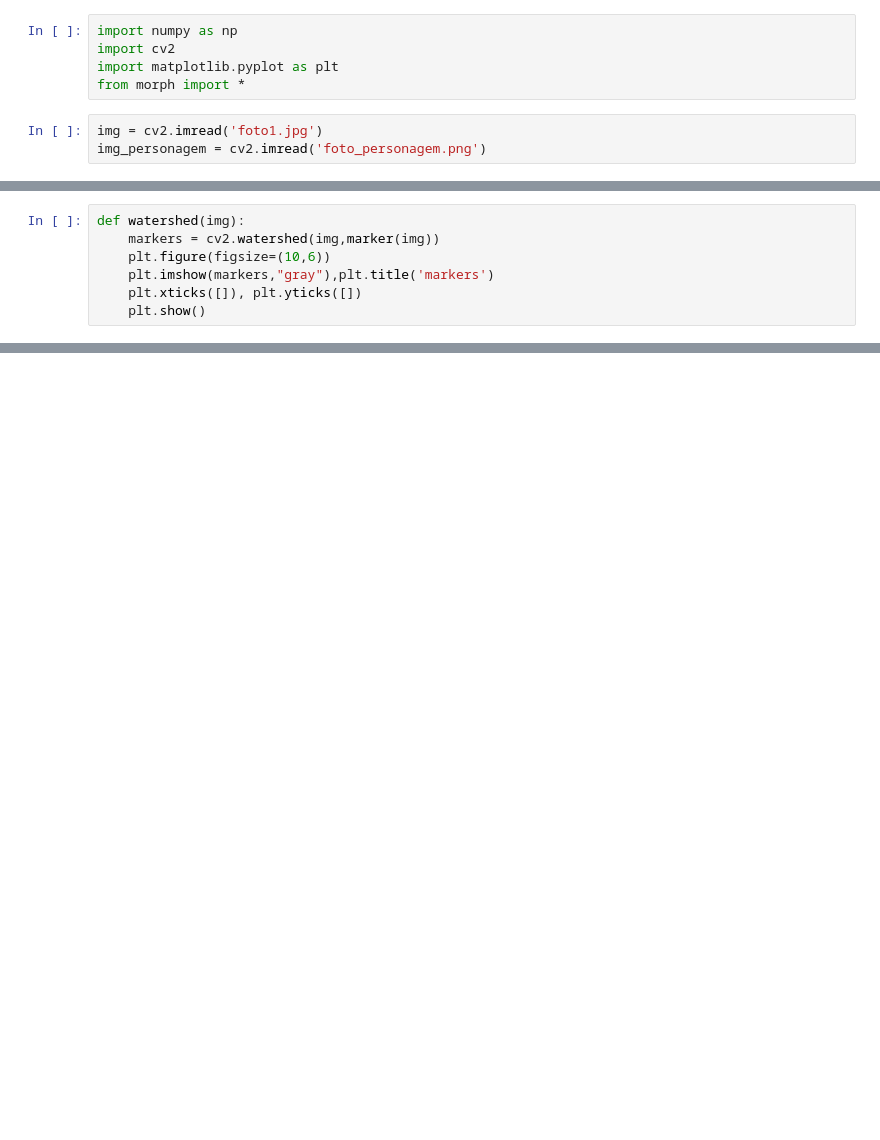
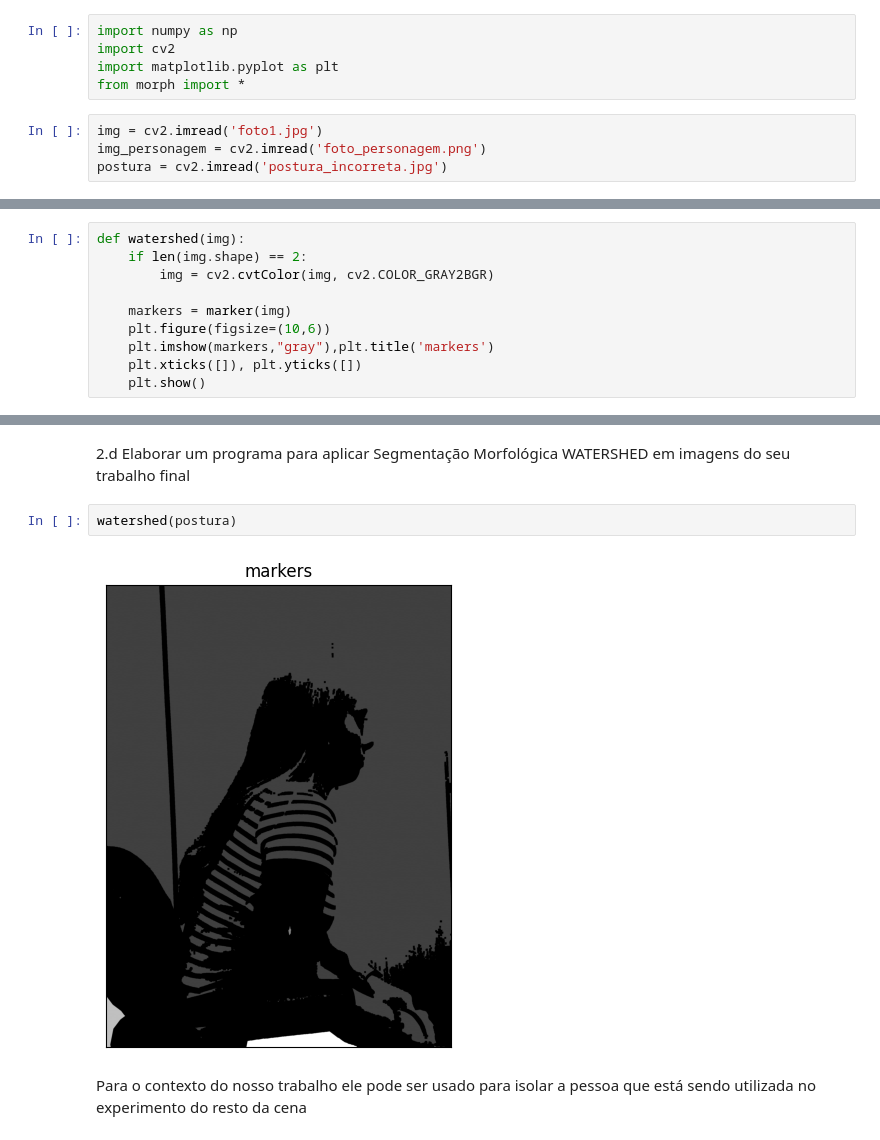
Before and after one commit to yoochuua/Processamento-digital-imagens, a Jupyter notebook: Lab 8/relatorio_lab8.ipynb, the cells around one changed output, grey strips where cells are left out. Drawn from its saved outputs; the diff is of its cells as text; blank space fills up the shorter version.

```diff
--- a/Lab 8/relatorio_lab8.ipynb
+++ b/Lab 8/relatorio_lab8.ipynb
@@ -6,5 +19,6 @@ from morph import *
 # %%
 img = cv2.imread('foto1.jpg')
 img_personagem = cv2.imread('foto_personagem.png')
+postura = cv2.imread('postura_incorreta.jpg')
 # %%
 def marker(img):
@@ -35,6 +58,9 @@ def marker(img):
 # %%
 def watershed(img):
-    markers = cv2.watershed(img,marker(img))
+    if len(img.shape) == 2:
+        img = cv2.cvtColor(img, cv2.COLOR_GRAY2BGR)
+
+    markers = marker(img)
     plt.figure(figsize=(10,6))
     plt.imshow(markers,"gray"),plt.title('markers')
     plt.xticks([]), plt.yticks([])
@@ -45,0 +144,9 @@ watershed(img_personagem)
+# %% [markdown]
+2.d Elaborar um programa para aplicar Segmentação Morfológica WATERSHED em
+imagens do seu trabalho final
+# %%
+watershed(postura)
+# %% [output]
+[figure, added]
+# %% [markdown]
+Para o contexto do nosso trabalho ele pode ser usado para isolar a pessoa que está sendo utilizada no experimento do resto da cena
```
Also changed, not shown: parts of 10 cells of this notebook, 4 other files.
